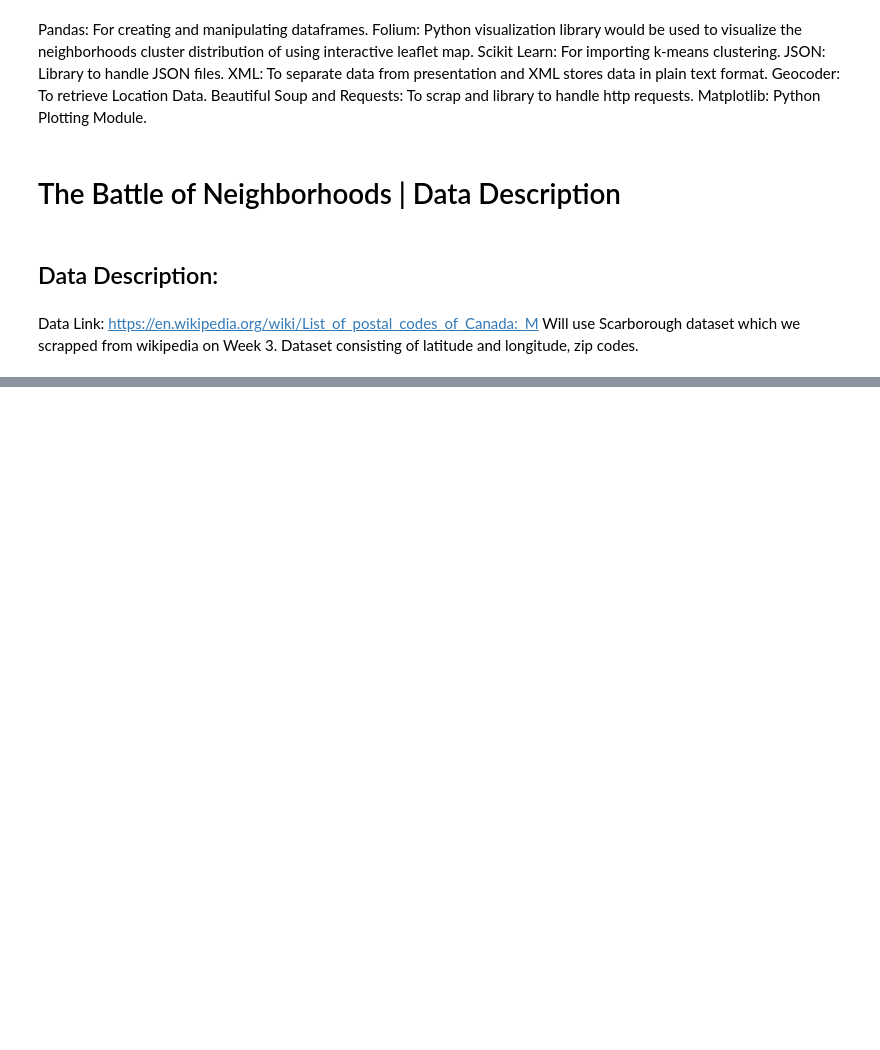
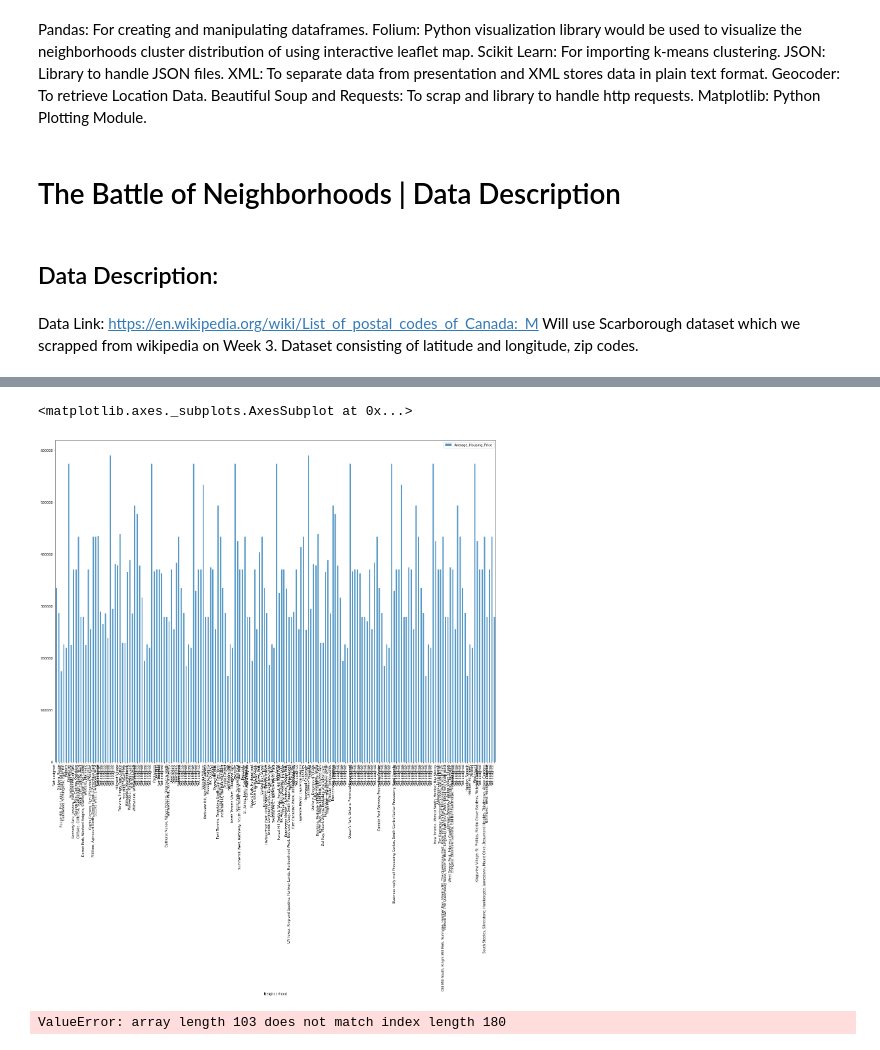
Before and after one commit to svkasiviswanath/Coursera_Capstone2, a Jupyter notebook: Coursera_Capstone.ipynb, the cells around one changed output, grey strips where cells are left out. Cells and saved outputs as stored; diff of their text form; code cells hidden in the pictures; blank space fills up the shorter version.

```diff
--- a/Coursera_Capstone.ipynb
+++ b/Coursera_Capstone.ipynb
@@ -49,0 +216,7 @@ Will use Scarborough dataset which we scrapped from wikipedia on Week 3. Dataset
+# %%
+postal_codes = df_2['Postalcode']
+coords = [ get_latilong(postal_code) for postal_code in postal_codes.tolist() ]
+# %%
+df_coords = pd.DataFrame(coords, columns=['Latitude', 'Longitude'])
+df_2['Latitude'] = df_coords['Latitude']
+df_2['Longitude'] = df_coords['Longitude']
@@ -49,0 +588,34 @@ Will use Scarborough dataset which we scrapped from wikipedia on Week 3. Dataset
+# %%
+Scarborough_Avg_HousingPrice=pd.DataFrame({"Neighborhood":df_2["Neighborhood"],
+                                      "Average_Housing_Price":[335000.0,286600.0,175000.0,225900.0,219400.0,
+                                                               573900.0,225000.0,370500.0,370500.0,433500.0,279200.0,
+                                                               279200.0,225000.0,370500.,255400.0,433500.0,433500.0,
+                                                               435000.0,289500.0,265000.0,285900.0,239400.0,
+                                                               589900.0,295000.0,380500.0,378500.0,438500.0,229200.0,
+                                                               229200.0,365000.0,388500.,285400.0,493500.0,477500.0,378000.0,316600.0,195000.0,225900.0,219400.0,
+                                                               573900.0,367000.0,370500.0,370500.0,363500.0,279200.0,
+                                                               279200.0,271000.0,370500.,255400.0,383500.0,433500.0,335000.0,286600.0,185000.0,225900.0,219400.0,
+                                                               573900.0,329000.0,370500.0,370500.0,533500.0,279200.0,
+                                                               279200.0,375000.0,370500.,255400.0,493500.0,433500.0,335000.0,286600.0,165000.0,225900.0,219400.0,
+                                                               573900.0,425000.0,370500.0,370500.0,433500.0,279200.0,
+                                                               279200.0,195000.0,370500.,255400.0,403500.0,433500.0,335000.0,286600.0,187000.0,225900.0,219400.0,
+                                                               573900.0,325000.0,370500.0,370500.0,333500.0,279200.0,
+                                                               279200.0,289000.0,370500.,255400.0,413500.0,433500.0,254800.0,
+                                                               589900.0,295000.0,380500.0,378500.0,438500.0,229200.0,
+                                                               229200.0,365000.0,388500.,285400.0,493500.0,477500.0,378000.0,316600.0,195000.0,225900.0,219400.0,
+                                                               573900.0,367000.0,370500.0,370500.0,363500.0,279200.0,
+                                                               279200.0,271000.0,370500.,255400.0,383500.0,433500.0,335000.0,286600.0,185000.0,225900.0,219400.0,
+                                                               573900.0,329000.0,370500.0,370500.0,533500.0,279200.0,
+                                                               279200.0,375000.0,370500.,255400.0,493500.0,433500.0,335000.0,286600.0,165000.0,225900.0,219400.0,
+                                                               573900.0,425000.0,370500.0,370500.0,433500.0,279200.0,
+                                                               279200.0,375000.0,370500.,255400.0,493500.0,433500.0,335000.0,286600.0,165000.0,225900.0,219400.0,
+                                                               573900.0,425000.0,370500.0,370500.0,433500.0,279200.0,370500.0,433500.0,279200.0
+
+                                                              ]})
+# %%
+Scarborough_Avg_HousingPrice.set_index('Neighborhood',inplace=True,drop=True)
+# %%
+Scarborough_Avg_HousingPrice.plot(kind='bar',figsize=(24,18),alpha=0.75)
+# %% [output]
+<matplotlib.axes._subplots.AxesSubplot at 0x...>
+[figure, added]
@@ -49,0 +627,13 @@ Will use Scarborough dataset which we scrapped from wikipedia on Week 3. Dataset
+# %%
+new_Scarborough=Scarborough_merged.set_index("Neighborhood",drop=True)
+#Source:https://www.greatschools.org
+Scarborough_school_ratings=pd.DataFrame({"Neighborhood":df["Neighborhood"],
+                                      "Top School Rating":[7,9,5,8,10,10,7,10,1,2,1,2,7,2,3,2,6,
+                                                           5,4,8,9,9,6,6,4,5,4,6,8,10,8,9,6,2,
+                                                           10,2,5,8,9,6,6,10,8,9,1,2,3,4,5,6,9,
+                                                           8,5,9,6,9,6,4,8,10,2,5,6,3,9,8,7,
+                                                           7,8,5,8,9,1,5,4,7,2,3,6,6,9,4,8,7,
+                                                           4,8,9,2,6,4,7,5,10,4,6,8,9,7,5,6,5,8,7,
+                                                           ]})
+# %% [output]
+ValueError: array length 103 does not match index length 180
```
Also changed, not shown: parts of 42 cells of this notebook.
